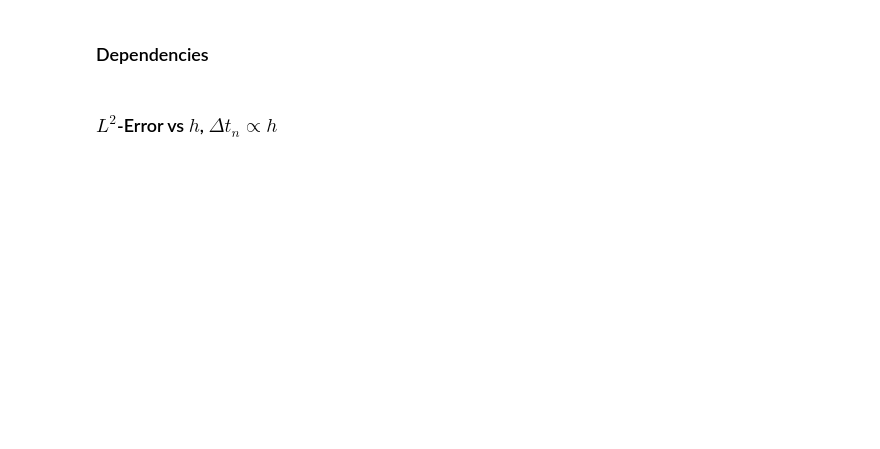
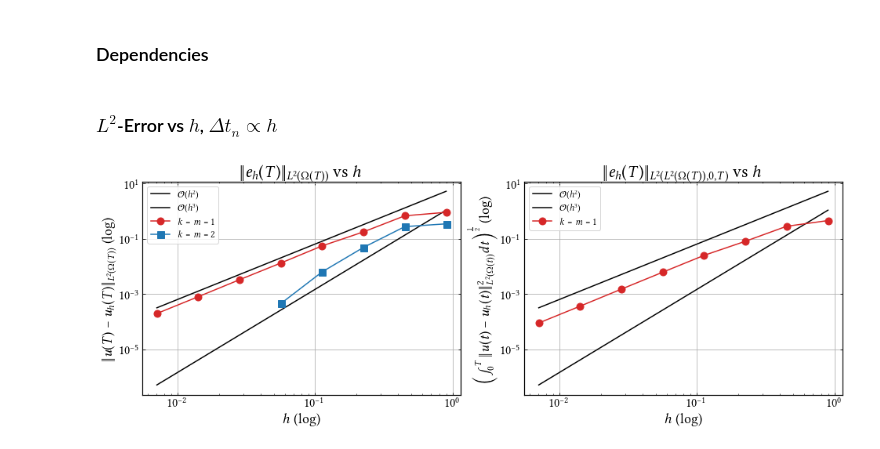
Before and after one commit to CutFEM/CutFEM-Library, a Jupyter notebook: notebook/convection_diffusion/N-sphere.ipynb, the cells around one changed output. Cells and saved outputs as stored; diff of their text form; code cells hidden in the pictures; blank space fills up the shorter version.

```diff
--- a/notebook/convection_diffusion/N-sphere.ipynb
+++ b/notebook/convection_diffusion/N-sphere.ipynb
@@ -86,8 +86,8 @@ error_conservative_P2P2_fullstab = [0.3496442462945047, 0.2770147578588356, 0.04
 #error_conservative_P2P2_fullstab_T = ### same
 
 # N = 9 in space and time, tau = 0.05
-#error_conservative_P3P3_fullstab = ### running on eight
-#error_conservative_P3P3_fullstab_T = ### same
+error_conservative_P3P3_fullstab = ### running on eight
+error_conservative_P3P3_fullstab_T = ### same
 
 
 
@@ -108,30 +108,32 @@ ax1.loglog(h, 1.5*np.power(h, 3), linestyle="-", color="black", label=r"$\mathca
 ax1.loglog(h, error_conservative_P1P1_fullstab, label= r"$k=m=1$", marker='o', markersize=9, linestyle="-", color="C3")
 ax1.loglog(h[:-3], error_conservative_P2P2_fullstab, label= r"$k=m=2$", marker='s', markersize=9, linestyle="-", color="C0")
 
 #ax1.loglog(h, error_classical_P1P1, label= r"Non-conservative", marker='o', markersize=9, linestyle=(0, (5,7)), color="C3")
 
 #ax1.set_ylim(1e-4, 2)
 #ax1.set_yticks([1e-8, 1e-6, 1e-4, 1e-2, 1e0])
 ax1.set_xlabel(r"$h$ (log)")
 ax1.tick_params(axis='both', which='major')
 ax1.set_ylabel(r"$\|u(T)-u_h(T)\|_{L^2(\Omega(T))}$ (log)")
 ax1.set_title(r"$\|e_h(T)\|_{L^2(\Omega(T))}$ vs $h$")
 ax1.legend()
 ax1.grid()
 
 ax2.loglog(h, 6.5*np.power(h, 2), linestyle="-", color="black", label=r"$\mathcal{O}(h^2)$")
 ax2.loglog(h, 1.5*np.power(h, 3), linestyle="-", color="black", label=r"$\mathcal{O}(h^3)$")
 
 # ax2.loglog(h, 4.*np.power(h, 3), linestyle="--", color="black")
 # ax2.loglog(h, 4*np.power(h, 4),label=r"Order $3, 4$", linestyle="--", color="black")
 
 ax2.loglog(h, error_conservative_P1P1_fullstab_T, label= r"$k=m=1$", marker='o', markersize=9, linestyle="-", color="C3")
 #ax2.loglog(h, error_conservative_P2P2_fullstab_T, label= r"$k=m=2$", marker='s', markersize=9, linestyle="-", color="C0")
 
 ax2.set_xlabel(r"$h$ (log)")
 ax2.tick_params(axis='both', which='major')
 ax2.set_ylabel(r"\Big($\int_0^T\|u(t)-u_h(t)\|^2_{L^2(\Omega(t))}dt\Big)^{\frac{1}{2}}$ (log)")
 ax2.set_title(r"$\|e_h(T)\|_{L^2(L^2(\Omega(T)), 0, T)}$ vs $h$")
 ax2.legend()
 ax2.grid()
 plt.show()
+# %% [output]
+[figure, added]
```
Also changed, not shown: 6 other files.
